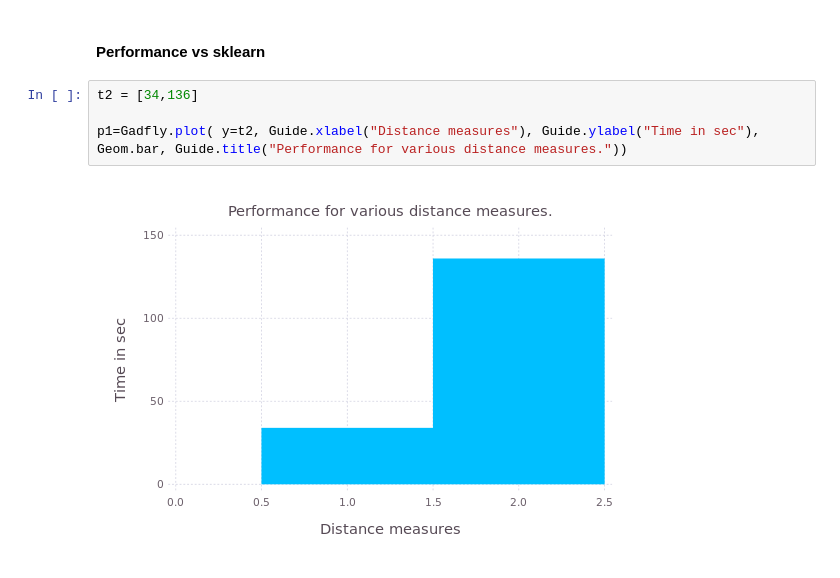
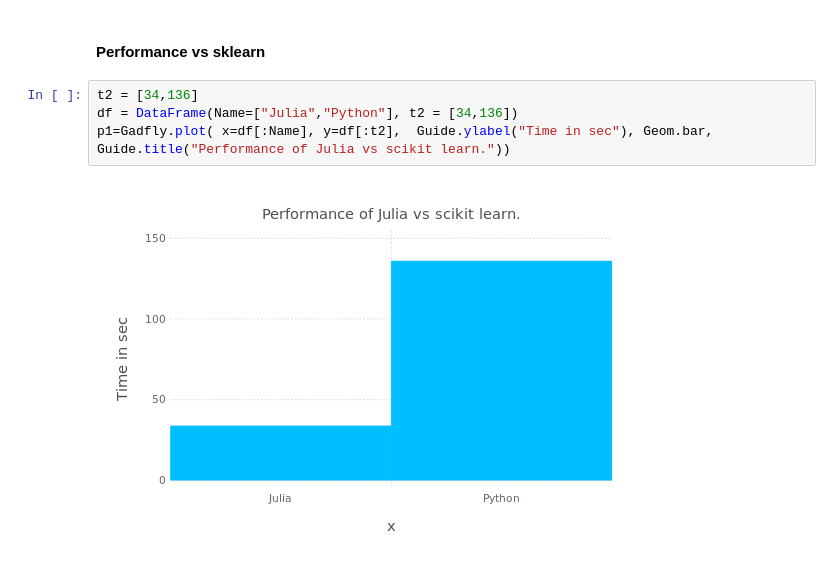
Before and after one commit to abhijithch/MLDemos.jl, a Jupyter notebook: demos/kNN.ipynb, the cells around one changed output. Drawn from its saved outputs; the diff is of its cells as text.

```diff
--- a/demos/kNN.ipynb
+++ b/demos/kNN.ipynb
@@ -264,7 +266,7 @@ p1=Gadfly.plot( y=t2, Guide.xlabel("Distance measures"), Guide.ylabel("Time in s
 #### Performance vs sklearn
 # %%
 t2 = [34,136]
-
-p1=Gadfly.plot( y=t2, Guide.xlabel("Distance measures"), Guide.ylabel("Time in sec"), Geom.bar, Guide.title("Performance for various distance measures."))
+df = DataFrame(Name=["Julia","Python"], t2 = [34,136])
+p1=Gadfly.plot( x=df[:Name], y=df[:t2],  Guide.ylabel("Time in sec"), Geom.bar, Guide.title("Performance of Julia vs scikit learn."))
 # %% [output]
-[figure, old version]
+[figure, new version]
```
Also changed, not shown: parts of 7 cells of this notebook, 3 other files.
